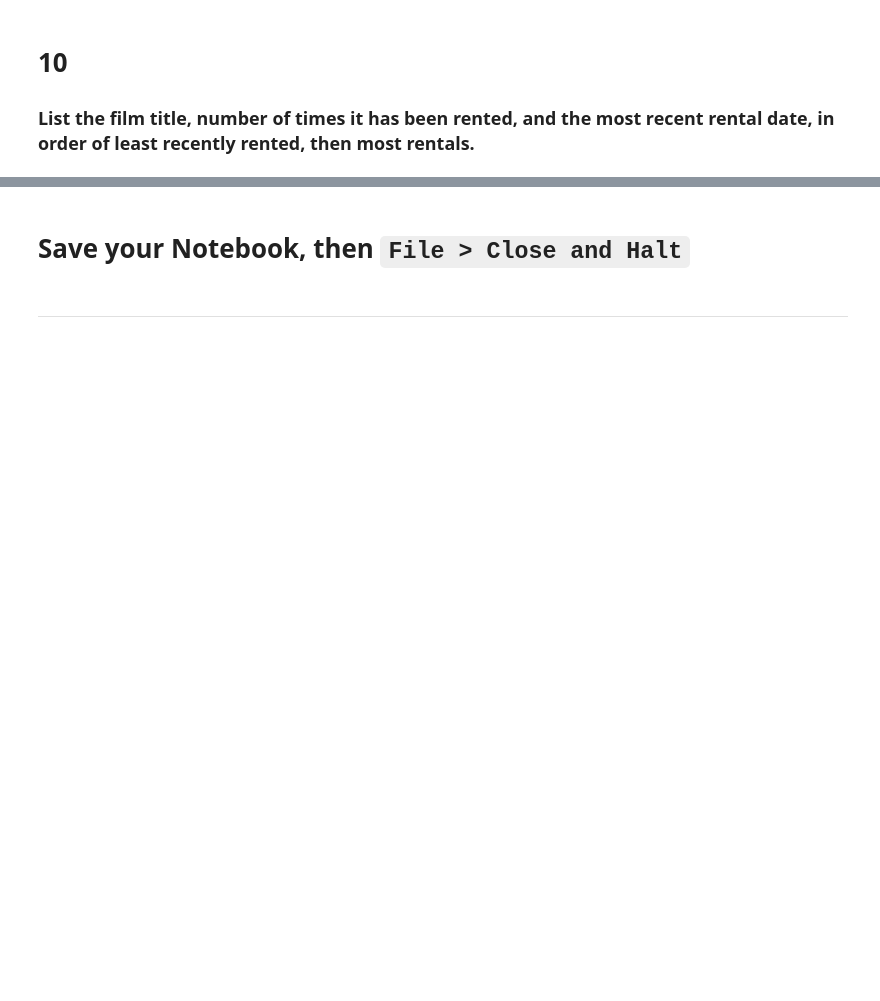
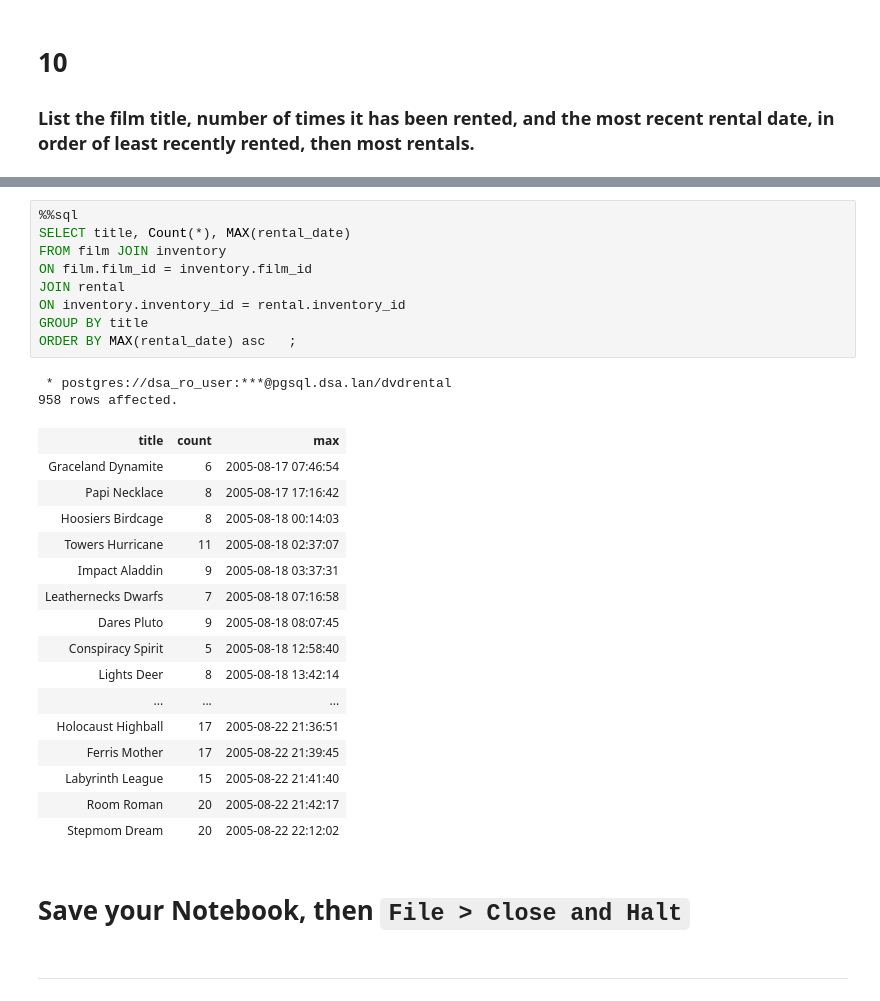
Before and after one commit to may96cc/f21dsa7030, a Jupyter notebook: module3/exercises/Aggregations.ipynb, the cells around one changed output, grey strips where cells are left out. Drawn from its saved outputs; the diff is of its cells as text; blank space fills up the shorter version.

```diff
--- a/module3/exercises/Aggregations.ipynb
+++ b/module3/exercises/Aggregations.ipynb
@@ -123,3 +476,31 @@ EXPLAIN
+# %%
+%%sql
+SELECT title, Count(*), MAX(rental_date)
+FROM film JOIN inventory
+ON film.film_id = inventory.film_id
+JOIN rental
+ON inventory.inventory_id = rental.inventory_id
+GROUP BY title
+ORDER BY MAX(rental_date) asc   ;
+# %% [output]
+ * postgres://dsa_ro_user:***@pgsql.dsa.lan/dvdrental
+958 rows affected.
+| title | count | max |
+| Graceland Dynamite | 6 | 2005-08-17 07:46:54 |
+| Papi Necklace | 8 | 2005-08-17 17:16:42 |
+| Hoosiers Birdcage | 8 | 2005-08-18 00:14:03 |
+| Towers Hurricane | 11 | 2005-08-18 02:37:07 |
+| Impact Aladdin | 9 | 2005-08-18 03:37:31 |
+| Leathernecks Dwarfs | 7 | 2005-08-18 07:16:58 |
+| Dares Pluto | 9 | 2005-08-18 08:07:45 |
+| Conspiracy Spirit | 5 | 2005-08-18 12:58:40 |
+| Lights Deer | 8 | 2005-08-18 13:42:14 |
+| ... | ... | ... |
+| Holocaust Highball | 17 | 2005-08-22 21:36:51 |
+| Ferris Mother | 17 | 2005-08-22 21:39:45 |
+| Labyrinth League | 15 | 2005-08-22 21:41:40 |
+| Room Roman | 20 | 2005-08-22 21:42:17 |
+| Stepmom Dream | 20 | 2005-08-22 22:12:02 |
 # %% [markdown]
 # Save your Notebook, then `File > Close and Halt`
 # %% [markdown]
```
Also changed, not shown: parts of 38 cells of this notebook, 1 other file.
